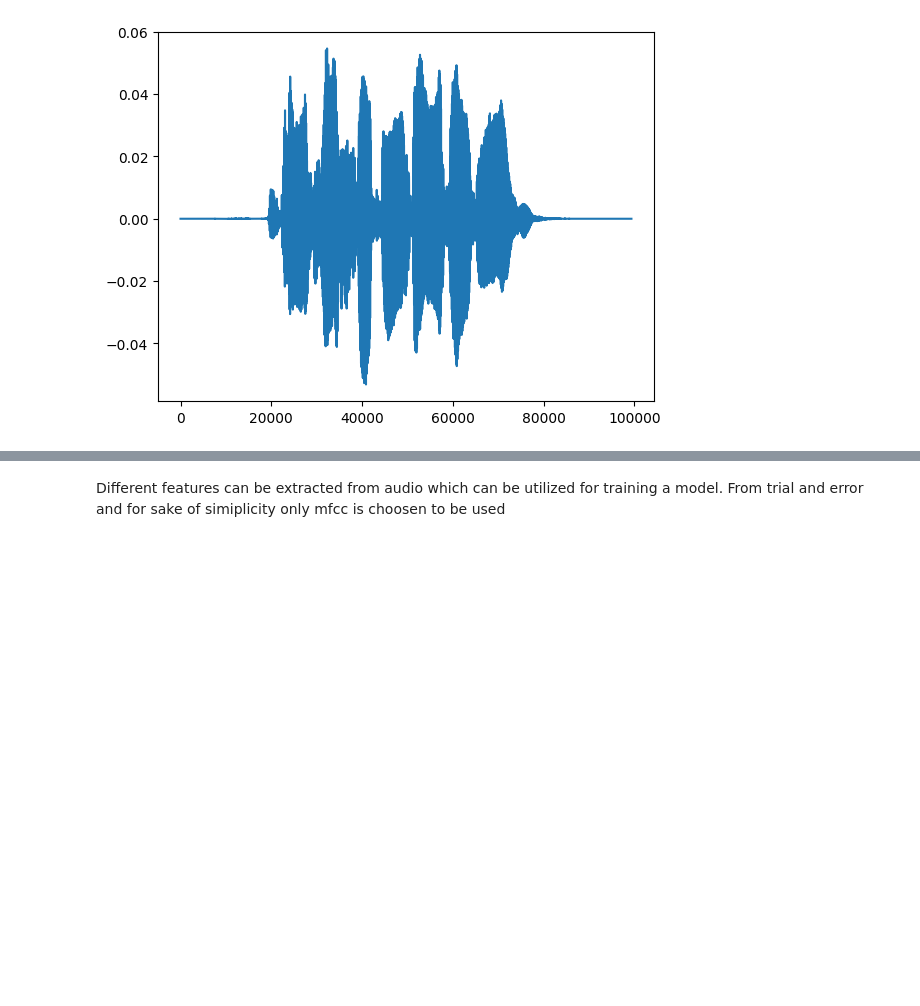
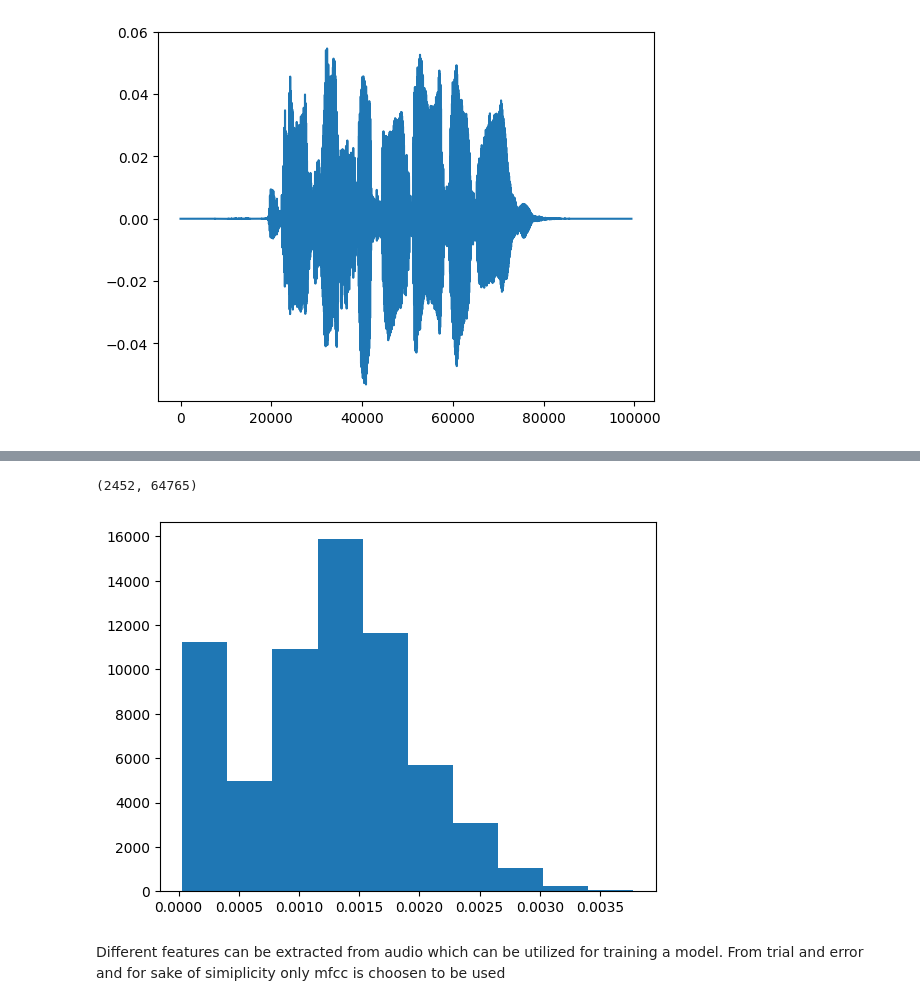
Before and after one commit to AryanshVasu/emotion_classification, a Jupyter notebook: audioClassification.ipynb, the cells around one changed output, grey strips where cells are left out. Saved outputs shown, nothing was run; the diff lists cells and outputs as text; code cells hidden in the pictures; blank space fills up the shorter version.

```diff
--- a/audioClassification.ipynb
+++ b/audioClassification.ipynb
@@ -26,2 +53,10 @@ Audio(sig,rate=sr)
+# %%
+audios = audios[:,vars>0.0015]
+print (audios.shape)
+plt.hist(np.var(audios,axis=0))
+plt.show()
+# %% [output]
+(2452, 64765)
+[figure, added]
 # %% [markdown]
 Different features can be extracted from audio which can be utilized for training a model. From trial and error and for sake of simiplicity only mfcc is choosen to be used
```
Also changed, not shown: parts of 33 cells of this notebook, 1 other file.
